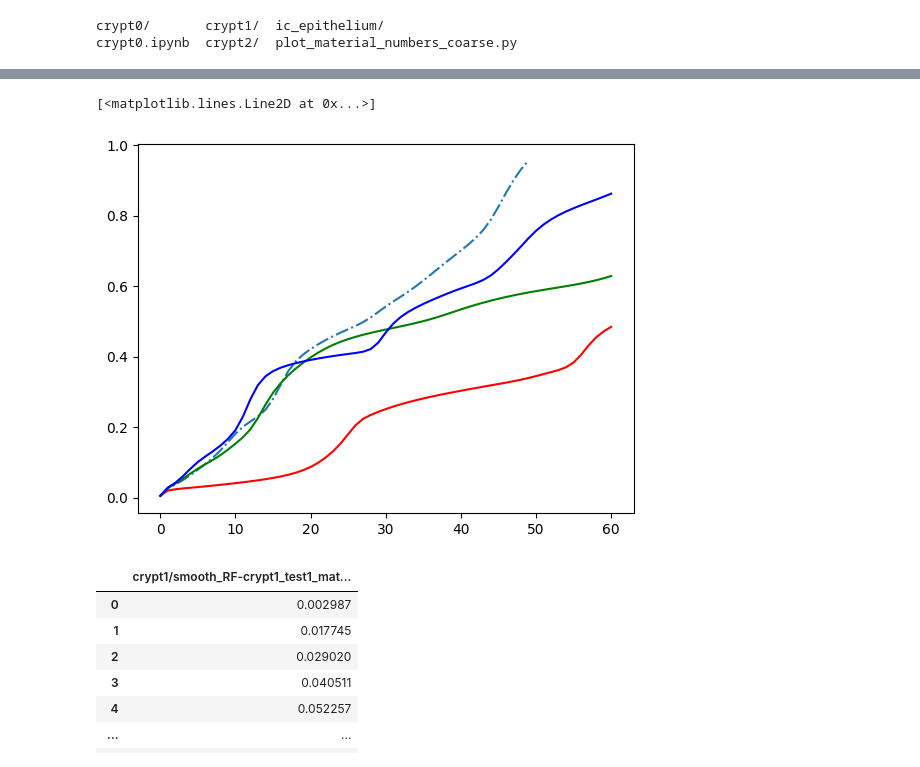
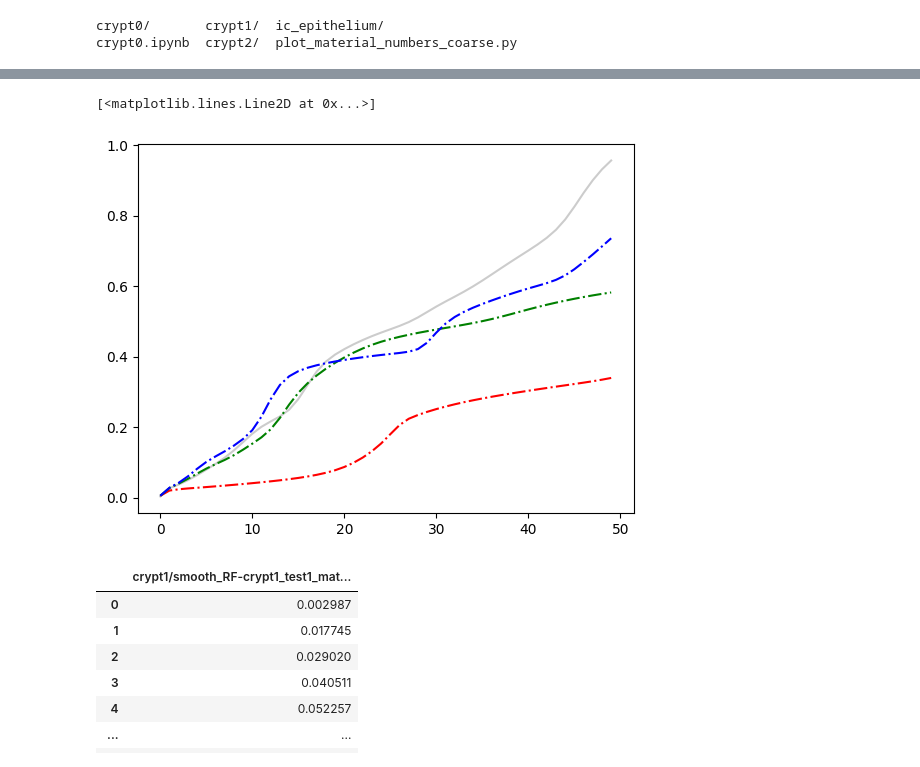
Before and after one commit to purusharths/thesis_archive, a Jupyter notebook: RandomFieldPlots/first_figure/crypt0.ipynb, the cells around one changed output, grey strips where cells are left out. Drawn from its saved outputs; the diff is of its cells as text; code cells hidden in the pictures.

```diff
--- a/RandomFieldPlots/first_figure/crypt0.ipynb
+++ b/RandomFieldPlots/first_figure/crypt0.ipynb
@@ -179,11 +205,15 @@ plt.plot(crypt_data_list[0][2], "b")
 # %%
-plt.plot(np.load("ic_epithelium/crypt2_test6_epi.npy"), linestyle="dashdot")
-plt.plot(crypt_data_list[2][0], "r")
-plt.plot(crypt_data_list[2][1], "g")
-plt.plot(crypt_data_list[2][2], "b")
+plt.plot(np.load("ic_epithelium/crypt2_test6_epi.npy"), linestyle="-", color="black", alpha = 0.2)
+plt.plot(crypt_data_list[2][0][:50], "r", linestyle="dashdot")
+plt.plot(crypt_data_list[2][1][:50], "g", linestyle="dashdot")
+plt.plot(crypt_data_list[2][2][:50], "b", linestyle="dashdot")
+
+plt.plot(crypt_data_list[2][0][:50], "r", linestyle="dashdot")
+plt.plot(crypt_data_list[2][1][:50], "g", linestyle="dashdot")
+plt.plot(crypt_data_list[2][2][:50], "b", linestyle="dashdot")
 # %% [output]
 [<matplotlib.lines.Line2D at 0x...>]
-[figure, old version]
+[figure, new version]
 # %%
 crypt_data_list[1][1]
 # %% [output]
```
Also changed, not shown: parts of 21 cells of this notebook, 1 other file.
